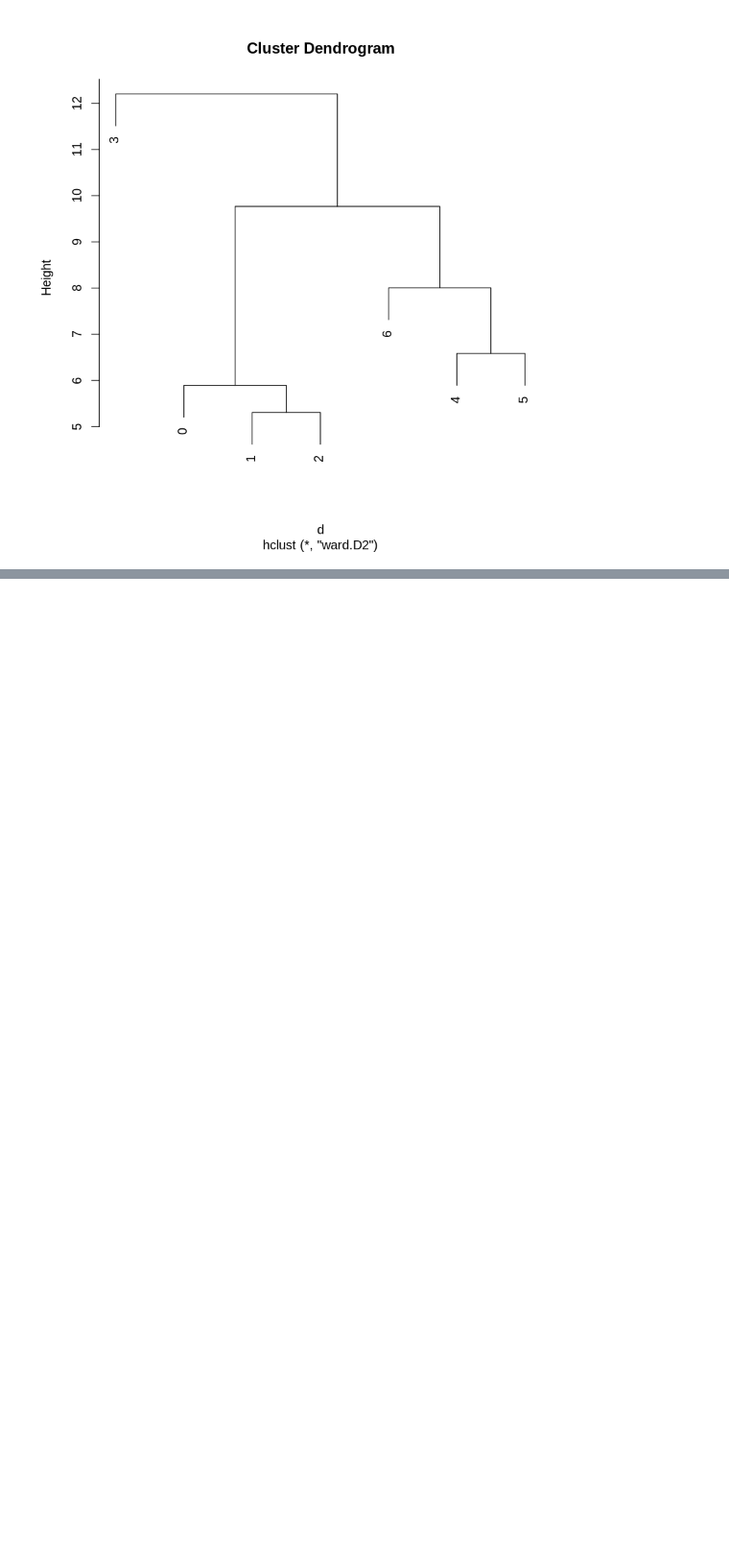
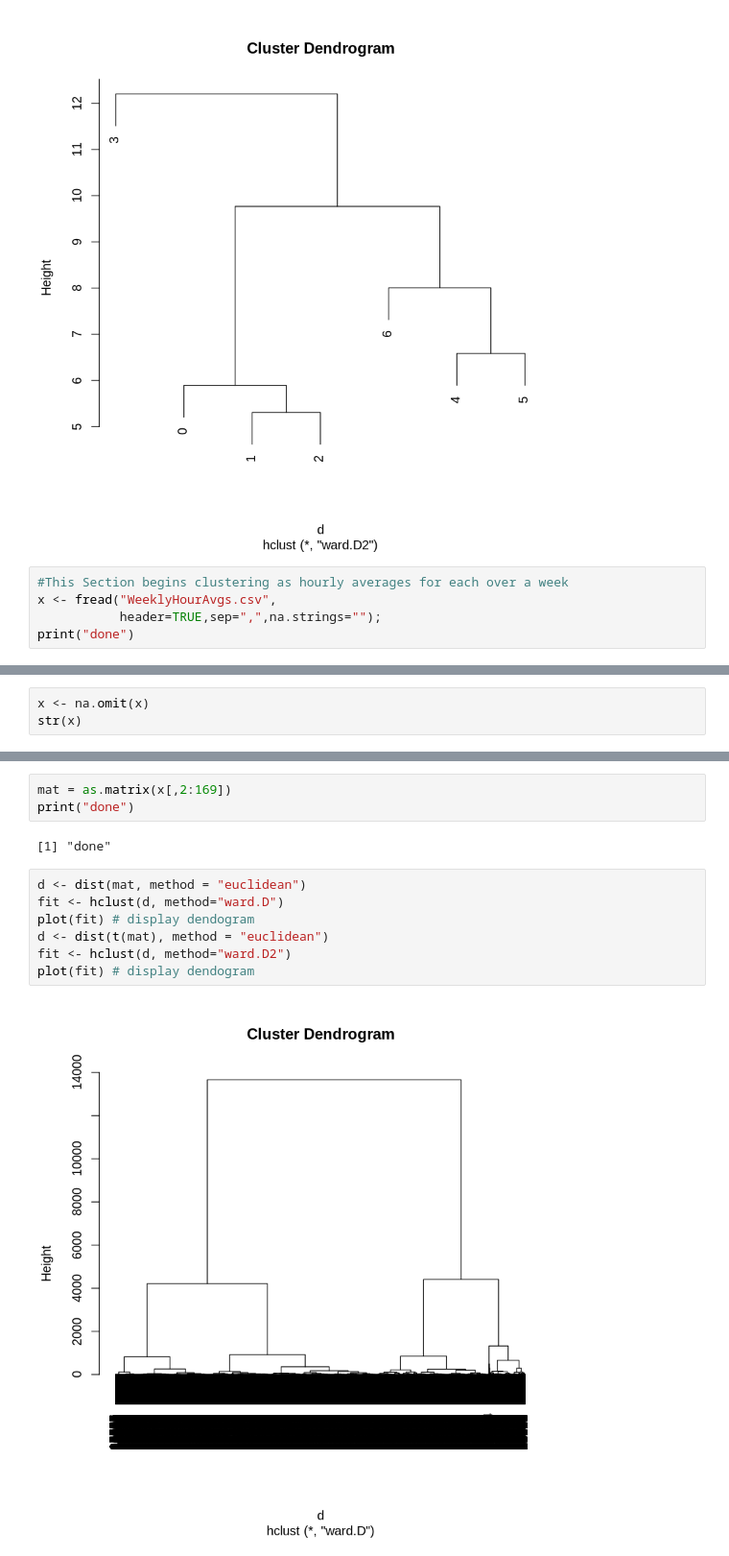
Before and after one commit to smartmeterdata/clustering, a Jupyter notebook: Clustering.ipynb, the cells around one changed output, grey strips where cells are left out. Shown: that part at 96% size. Cells and saved outputs as stored; diff of their text form; blank space fills up the shorter version.

Commit message:
Added hourly averages over a week clustering. Results seem similar to daily averages over a week

```diff
--- a/Clustering.ipynb
+++ b/Clustering.ipynb
@@ -156,3 +156,8 @@ plot(fit) # display dendogram
 # %% [output]
 [figure]
 [figure]
+# %%
+#This Section begins clustering as hourly averages for each over a week
+x <- fread("WeeklyHourAvgs.csv",
+           header=TRUE,sep=",",na.strings="");
+print("done")
@@ -158,0 +166,3 @@ plot(fit) # display dendogram
+# %%
+x <- na.omit(x)
+str(x)
@@ -158,0 +187,14 @@ plot(fit) # display dendogram
+# %%
+mat = as.matrix(x[,2:169])
+print("done")
+# %% [output]
+[1] "done"
+# %%
+d <- dist(mat, method = "euclidean")
+fit <- hclust(d, method="ward.D")
+plot(fit) # display dendogram
+d <- dist(t(mat), method = "euclidean")
+fit <- hclust(d, method="ward.D2")
+plot(fit) # display dendogram
+# %% [output]
+[figure, added]
```
Also changed, not shown: parts of 4 cells of this notebook.
